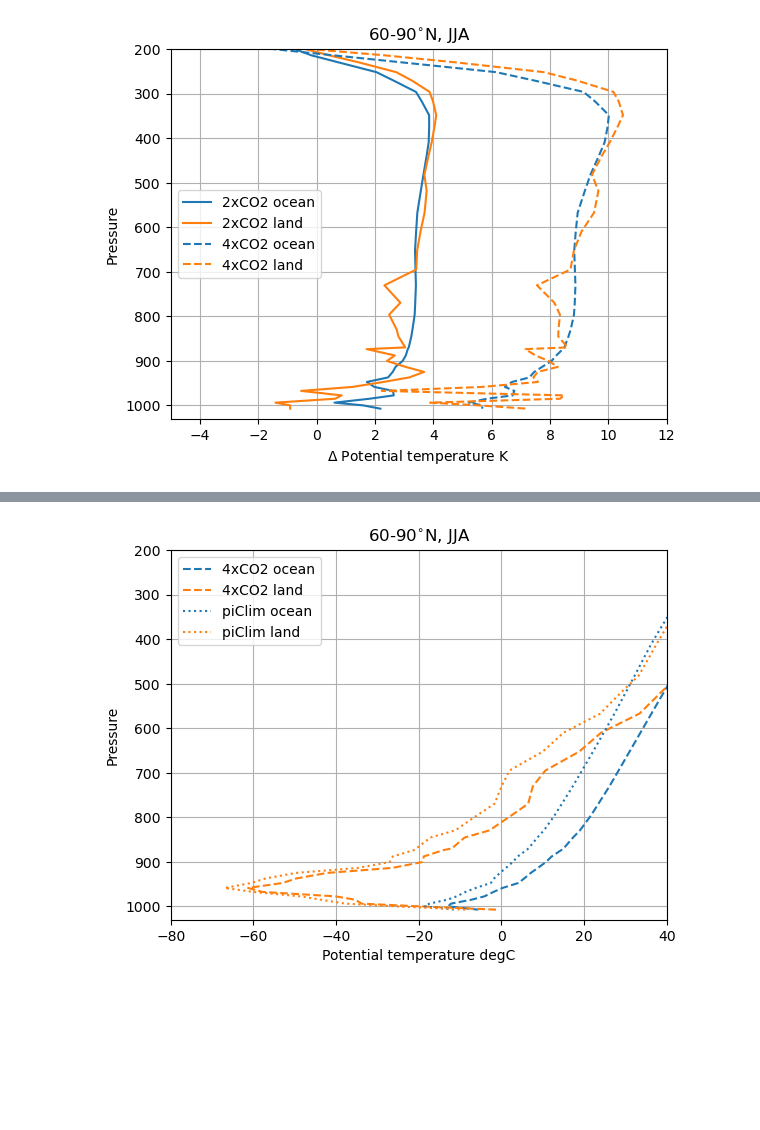
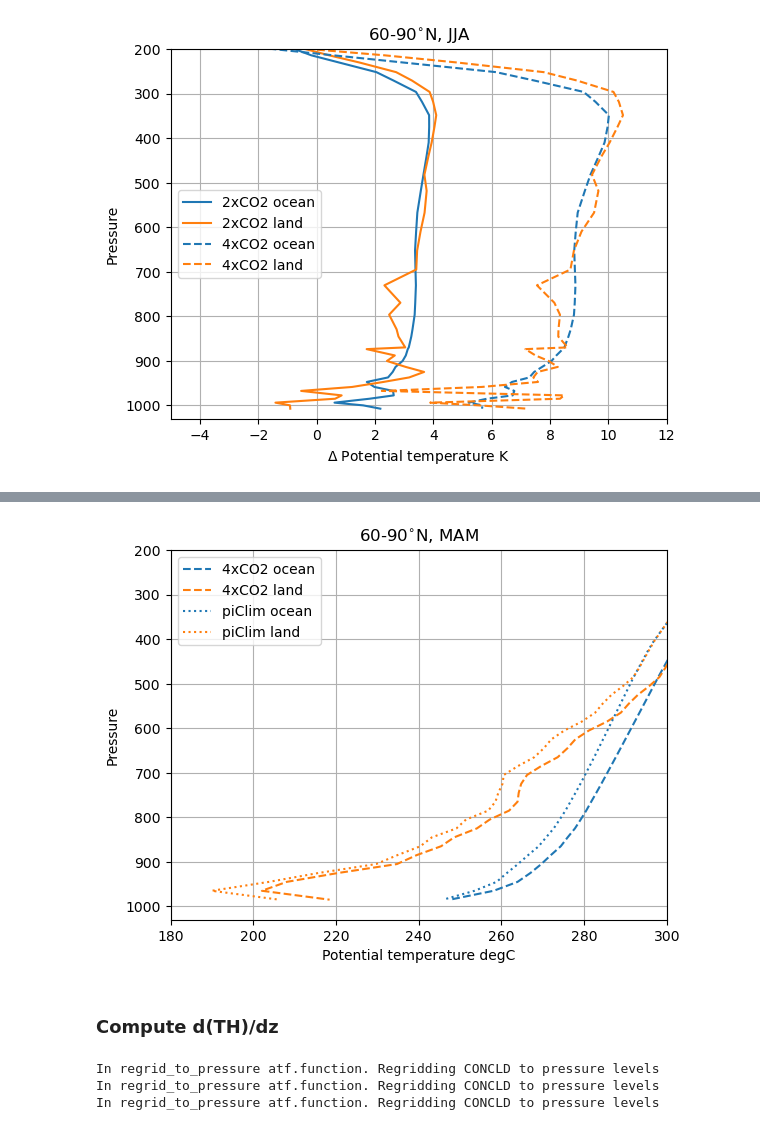
Before and after one commit to astridbg/arctic-cloud-feedbacks, a Jupyter notebook: vertical_profiles.ipynb, the cells around one changed output, grey strips where cells are left out. Drawn from its saved outputs; the diff is of its cells as text; code cells hidden in the pictures; blank space fills up the shorter version.

```diff
--- a/vertical_profiles.ipynb
+++ b/vertical_profiles.ipynb
@@ -11,7 +11,7 @@ datadir = '/projects/NS9600K/astridbg/arctic-cld-feedbacks/data/other_cloud_vars
 ### Hybrid sigma coordinates at interfaces
 # %%
 savedir = datadir+'regridded_interface_last30yrs/'
-exp = 'abrupt-0_5xCO2'
+exp = 'piClim'
 tslice = slice('2040-01-01', '2069-12-31')
 var_list = ['TH']
 regrid_vars = ['hyai', 'hybi', 'PS', 'P0']
@@ -30,16 +30,17 @@ for var in var_list:
     ds_slice[var] = var_da[var]
 
 ds_slice = ds_slice.drop_vars(['hyai', 'hybi', 'P0', 'PS'])
-ds_slice.to_netcdf(savedir+exp+'.nc')
+ds_slice.to_netcdf(savedir+exp+'_new.nc')
 # %% [output]
 In regrid_to_pressure atf.function. Regridding TH to pressure levels
 # %% [markdown]
 ### Hybrid sigma coordinates at midpoints
 # %%
 savedir = datadir+'regridded_midpoint_last30yrs/'
-exp = 'abrupt-0_5xCO2'
+exp = 'abrupt-4xCO2'
 tslice = slice('2040-01-01', '2069-12-31')
-var_list = ['CLOUD', 'RELHUM', 'Q', 'T']
+#var_list = ['CLOUD', 'RELHUM', 'Q', 'T']
+var_list = ['U','V','OMEGA']
 regrid_vars = ['hyam', 'hybm', 'PS', 'P0']
 
 files = []
@@ -54,5 +55,6 @@ for var in var_list:
     var_da = functions.regrid_to_pressure(ds_slice,var)
     ds_slice[var] = var_da[var]
 
-ds_slice = ds_slice.drop_vars(['hyam', 'hybm', 'P0', 'PS'])
-ds_slice.to_netcdf(savedir+exp+'.nc')
+ds_slice = ds_slice.drop_vars(['hyam', 'hybm', 'P0', 'PS','lev'])
+print(ds_slice)
+ds_slice.to_netcdf(savedir+exp+'_dyn.nc')
@@ -65,11 +82,13 @@ Arctic_lim = 60
 
 ds_list = []
 for exp in exp_list:
-    files = filedir+exp+'_old.nc'
+    files = filedir+exp+'.nc'
+    #files = filedir+exp+'_dyn.nc'
     ds_i = xr.open_dataset(files)
     ds_list.append(ds_i.sel(lat=slice(Arctic_lim, 90)))
 
 ds = xr.concat(ds_list, dim='co2_conc')
+ds = ds.assign_coords({'co2_conc':exp_list})
 # %%
 filedir = datadir+'regridded_interface_last30yrs/'
 exp_list = ['piClim', 'abrupt-2xCO2', 'abrupt-4xCO2']
@@ -77,11 +96,12 @@ Arctic_lim = 60
 
 ds_list = []
 for exp in exp_list:
-    files = filedir+exp+'.nc'
+    files = filedir+exp+'_new.nc'
     ds_i = xr.open_dataset(files)
     ds_list.append(ds_i.sel(lat=slice(Arctic_lim, 90)))
 
 ds_if = xr.concat(ds_list, dim='co2_conc')
+ds_if = ds_if.assign_coords({'co2_conc':exp_list})
 # %% [markdown]
 ## Create regional masks
 # %%
@@ -456,30 +968,32 @@ plt.show()
 # %%
 var = 'TH'
-season = 'JJA'
+season = 'MAM'
 Arctic_limit = 60
 
-Arctic_lnd_piClim = functions.computeWeightedMeanMasked(ds_if_seasons[var].sel(lat=slice(Arctic_limit, 90), season=season, co2_conc=0), landmask.sel(lat=slice(Arctic_limit, 90)))
-Arctic_ocn_piClim = functions.computeWeightedMeanMasked(ds_if_seasons[var].sel(lat=slice(Arctic_limit, 90), season=season, co2_conc=0), oceanmask.sel(lat=slice(Arctic_limit, 90)))
+Arctic_lnd_piClim = functions.computeWeightedMeanMasked(ds_if_seasons[var].sel(lat=slice(Arctic_limit, 90), season=season, co2_conc='piClim'), landmask.sel(lat=slice(Arctic_limit, 90)))
+Arctic_ocn_piClim = functions.computeWeightedMeanMasked(ds_if_seasons[var].sel(lat=slice(Arctic_limit, 90), season=season, co2_conc='piClim'), oceanmask.sel(lat=slice(Arctic_limit, 90)))
 
-Arctic_lnd_2xCO2 = functions.computeWeightedMeanMasked(ds_if_seasons[var].sel(lat=slice(Arctic_limit, 90), season=season, co2_conc=1), landmask.sel(lat=slice(Arctic_limit, 90)))
-Arctic_ocn_2xCO2 = functions.computeWeightedMeanMasked(ds_if_seasons[var].sel(lat=slice(Arctic_limit, 90), season=season, co2_conc=1), oceanmask.sel(lat=slice(Arctic_limit, 90)))
+Arctic_lnd_2xCO2 = functions.computeWeightedMeanMasked(ds_if_seasons[var].sel(lat=slice(Arctic_limit, 90), season=season, co2_conc='abrupt-2xCO2'), landmask.sel(lat=slice(Arctic_limit, 90)))
+Arctic_ocn_2xCO2 = functions.computeWeightedMeanMasked(ds_if_seasons[var].sel(lat=slice(Arctic_limit, 90), season=season, co2_conc='abrupt-2xCO2'), oceanmask.sel(lat=slice(Arctic_limit, 90)))
 
-Arctic_lnd_4xCO2 = functions.computeWeightedMeanMasked(ds_if_seasons[var].sel(lat=slice(Arctic_limit, 90), season=season, co2_conc=2), landmask.sel(lat=slice(Arctic_limit, 90)))
-Arctic_ocn_4xCO2 = functions.computeWeightedMeanMasked(ds_if_seasons[var].sel(lat=slice(Arctic_limit, 90), season=season, co2_conc=2), oceanmask.sel(lat=slice(Arctic_limit, 90)))
+Arctic_lnd_4xCO2 = functions.computeWeightedMeanMasked(ds_if_seasons[var].sel(lat=slice(Arctic_limit, 90), season=season, co2_conc='abrupt-4xCO2'), landmask.sel(lat=slice(Arctic_limit, 90)))
+Arctic_ocn_4xCO2 = functions.computeWeightedMeanMasked(ds_if_seasons[var].sel(lat=slice(Arctic_limit, 90), season=season, co2_conc='abrupt-4xCO2'), oceanmask.sel(lat=slice(Arctic_limit, 90)))
 
 
-plt.plot(Arctic_ocn_4xCO2-273.15, ds_if_seasons.plev, color='tab:blue', linestyle = '--',label='4xCO2 ocean')
-plt.plot(Arctic_lnd_4xCO2-273.15, ds_if_seasons.plev, color='tab:orange', linestyle = '--', label='4xCO2 land')
-plt.plot(Arctic_ocn_piClim-273.15, ds_if_seasons.plev, color='tab:blue', linestyle = ':',label='piClim ocean')
-plt.plot(Arctic_lnd_piClim-273.15, ds_if_seasons.plev, color='tab:orange', linestyle = ':', label='piClim land')
+plt.plot(Arctic_ocn_4xCO2, ds_if_seasons.plev, color='tab:blue', linestyle = '--',label='4xCO2 ocean')
+plt.plot(Arctic_lnd_4xCO2, ds_if_seasons.plev, color='tab:orange', linestyle = '--', label='4xCO2 land')
+plt.plot(Arctic_ocn_piClim, ds_if_seasons.plev, color='tab:blue', linestyle = ':',label='piClim ocean')
+plt.plot(Arctic_lnd_piClim, ds_if_seasons.plev, color='tab:orange', linestyle = ':', label='piClim land')
 
 plt.legend()
 plt.ylim([1030,200])
 plt.ylabel('Pressure')
 plt.xlabel('Potential temperature degC')
 plt.title(str(Arctic_lim)+'-90$^{\circ}$N, '+season)
-plt.xlim([-80, 40])
+plt.xlim([180, 300])
 plt.grid()
 plt.show()
 # %% [output]
-[figure, old version]
+[figure, new version]
+# %% [markdown]
+### Compute d(TH)/dz
@@ -485,0 +1006,20 @@ plt.show()
+# %%
+savedir = datadir+'regridded_midpoint_last30yrs/'
+tslice = slice('2040-01-01', '2069-12-31')
+
+for ds, exp_name in zip([ds_piClim, ds_2xCO2, ds_4xCO2], ['piClim', 'abrupt-2xCO2', 'abrupt-4xCO2']):
+    ds_i = ds
+
+    ds_slice = ds_i.sel(time=tslice)
+
+    # Regrid timesliced data
+    var='CONCLD'
+    var_da = functions.regrid_to_pressure(ds_slice,var)
+    ds_slice[var] = var_da[var]
+
+    ds_slice = ds_slice.drop_vars(['hyam', 'hybm', 'P0', 'PS'])
+    ds_slice.to_netcdf(savedir+'CONCLD_'+exp_name+'.nc')
+# %% [output]
+In regrid_to_pressure atf.function. Regridding CONCLD to pressure levels
+In regrid_to_pressure atf.function. Regridding CONCLD to pressure levels
+In regrid_to_pressure atf.function. Regridding CONCLD to pressure levels
```
Also changed, not shown: parts of 48 cells of this notebook, 4 other files.
